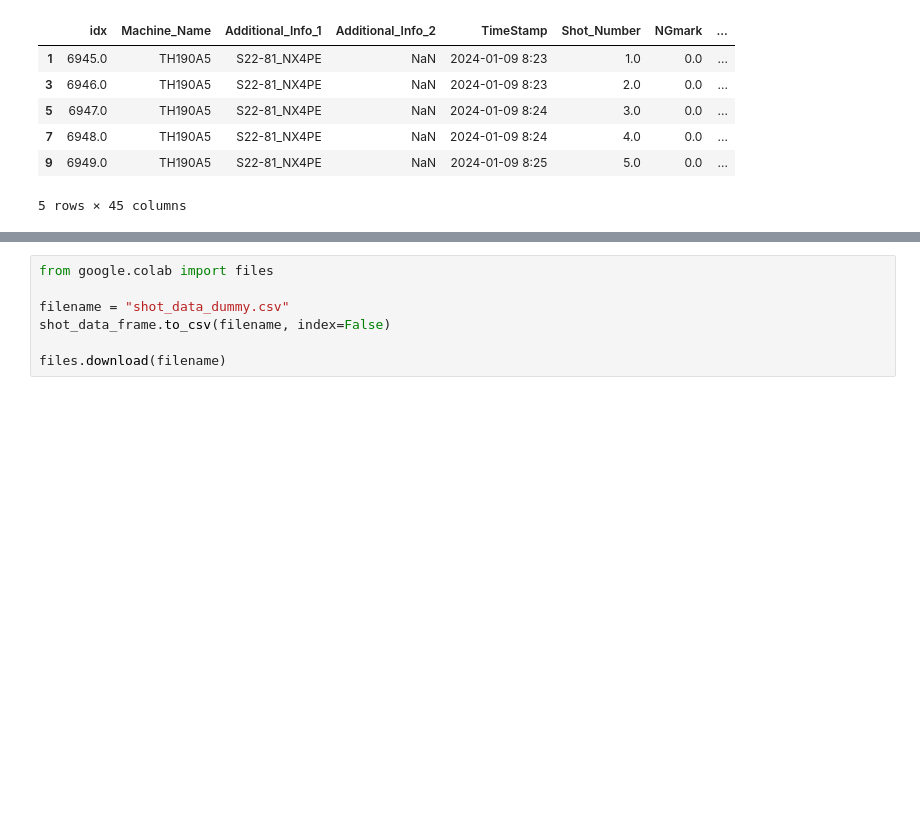
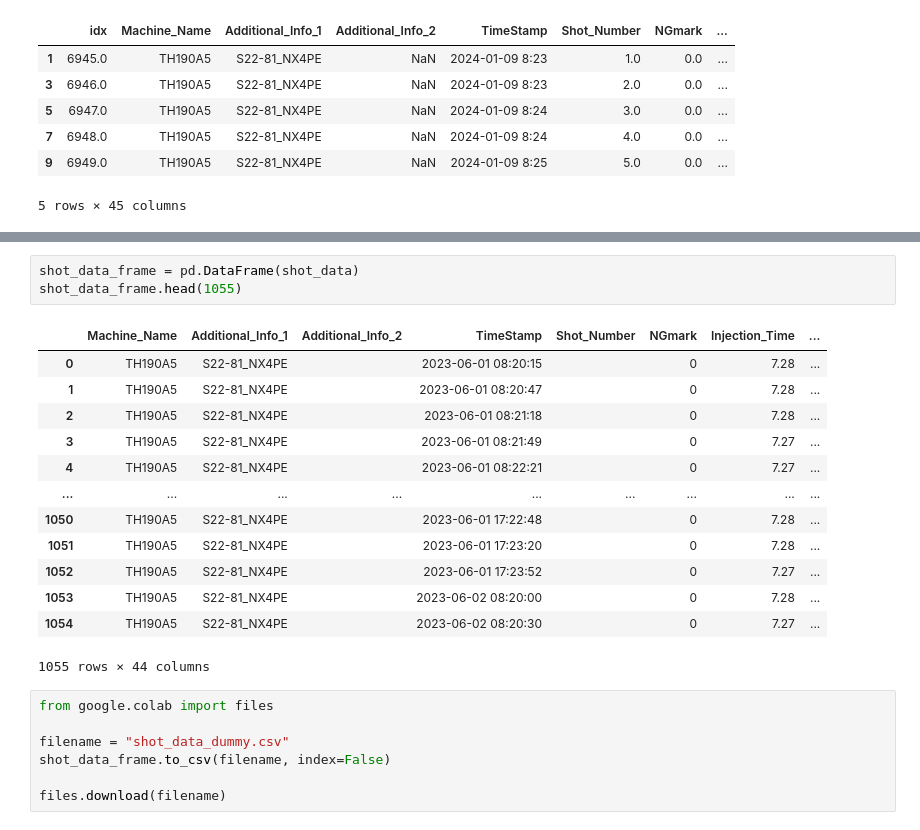
Before and after one commit to knockinthecave/seojinAI_dummy_creater, a Jupyter notebook: dummy_creator.ipynb, the cells around one changed output, grey strips where cells are left out. Drawn from its saved outputs; the diff is of its cells as text; blank space fills up the shorter version.

```diff
--- a/dummy_creator.ipynb
+++ b/dummy_creator.ipynb
@@ -184,3 +125,20 @@ shot_data_frame.head()
+# %%
+shot_data_frame = pd.DataFrame(shot_data)
+shot_data_frame.head(1055)
+# %% [output]
+|  | Machine_Name | Additional_Info_1 | Additional_Info_2 | TimeStamp | Shot_Number | NGmark | Injection_Time | ... |
+| 0 | TH190A5 | S22-81_NX4PE |  | 2023-06-01 08:20:15 |  | 0 | 7.28 | ... |
+| 1 | TH190A5 | S22-81_NX4PE |  | 2023-06-01 08:20:47 |  | 0 | 7.28 | ... |
+| 2 | TH190A5 | S22-81_NX4PE |  | 2023-06-01 08:21:18 |  | 0 | 7.28 | ... |
+| 3 | TH190A5 | S22-81_NX4PE |  | 2023-06-01 08:21:49 |  | 0 | 7.27 | ... |
+| 4 | TH190A5 | S22-81_NX4PE |  | 2023-06-01 08:22:21 |  | 0 | 7.27 | ... |
+| ... | ... | ... | ... | ... | ... | ... | ... | ... |
+| 1050 | TH190A5 | S22-81_NX4PE |  | 2023-06-01 17:22:48 |  | 0 | 7.28 | ... |
+| 1051 | TH190A5 | S22-81_NX4PE |  | 2023-06-01 17:23:20 |  | 0 | 7.28 | ... |
+| 1052 | TH190A5 | S22-81_NX4PE |  | 2023-06-01 17:23:52 |  | 0 | 7.27 | ... |
+| 1053 | TH190A5 | S22-81_NX4PE |  | 2023-06-02 08:20:00 |  | 0 | 7.28 | ... |
+| 1054 | TH190A5 | S22-81_NX4PE |  | 2023-06-02 08:20:30 |  | 0 | 7.27 | ... |
+1055 rows × 44 columns
 # %%
 from google.colab import files
 
```
Also changed, not shown: parts of 3 cells of this notebook.
